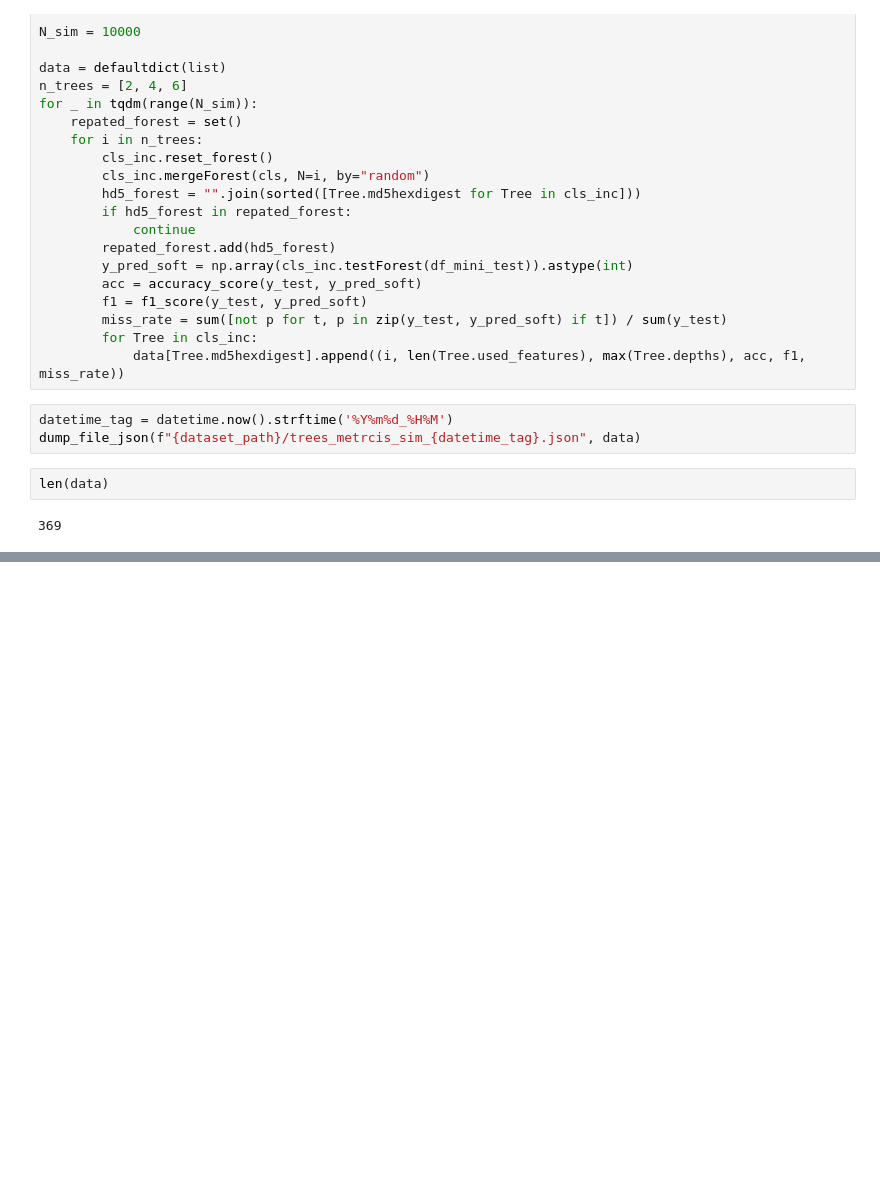
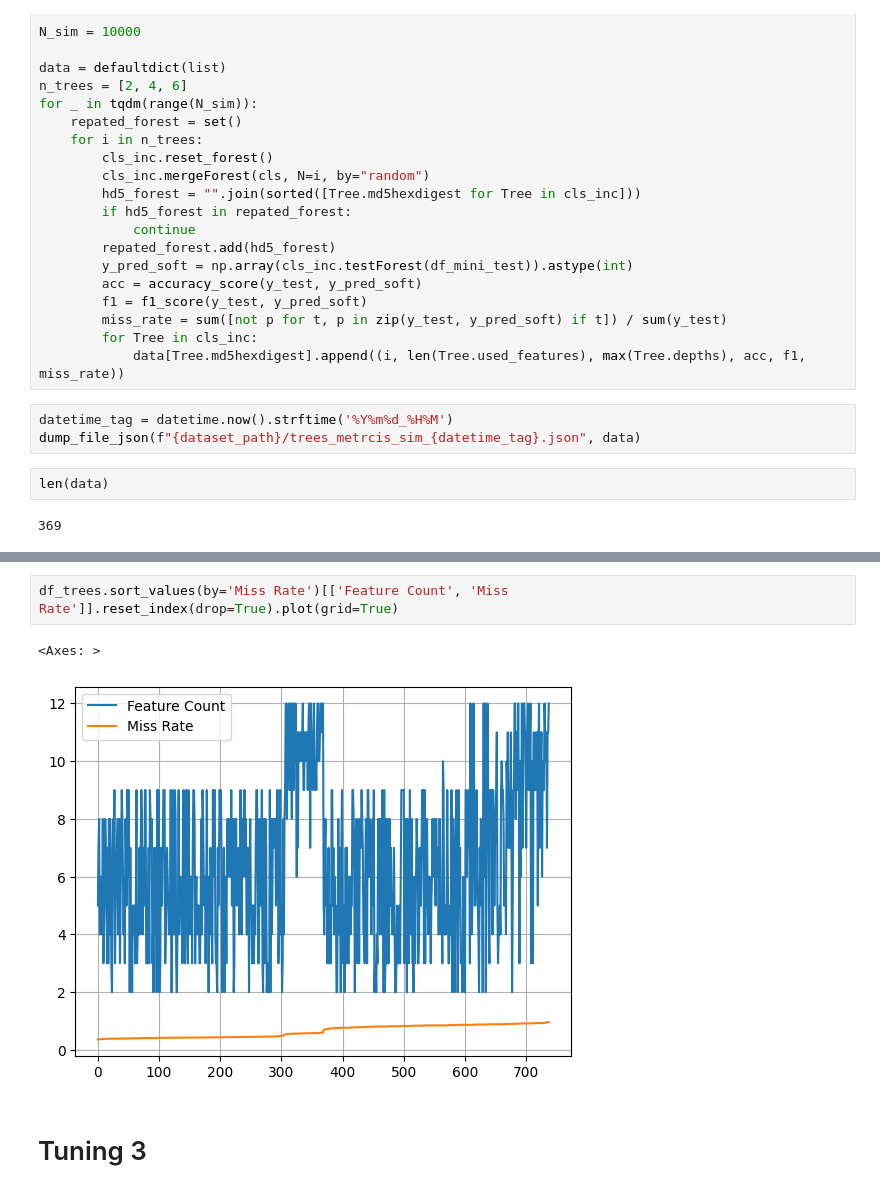
Before and after one commit to ysraell/random-forest-mc-utils, a Jupyter notebook: credit-card-fraud-prediction/tunning.ipynb, the cells around one changed output, grey strips where cells are left out. Cells and saved outputs as stored; diff of their text form; blank space fills up the shorter version.

```diff
--- a/credit-card-fraud-prediction/tunning.ipynb
+++ b/credit-card-fraud-prediction/tunning.ipynb
@@ -1033,0 +1115,7 @@ len(data)
+# %%
+df_trees.sort_values(by='Miss Rate')[['Feature Count', 'Miss Rate']].reset_index(drop=True).plot(grid=True)
+# %% [output]
+<Axes: >
+[figure, added]
+# %% [markdown]
+# Tuning 3
```
Also changed, not shown: parts of 27 cells of this notebook.
